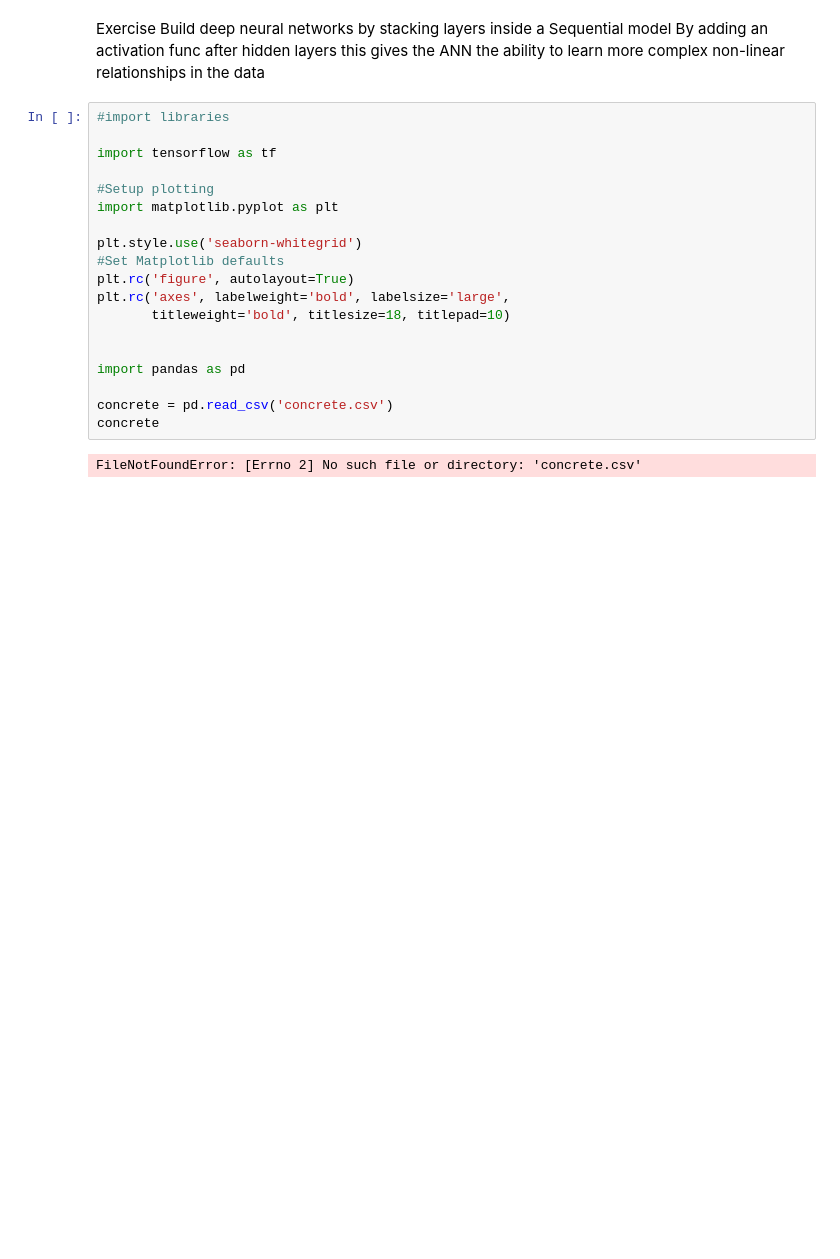
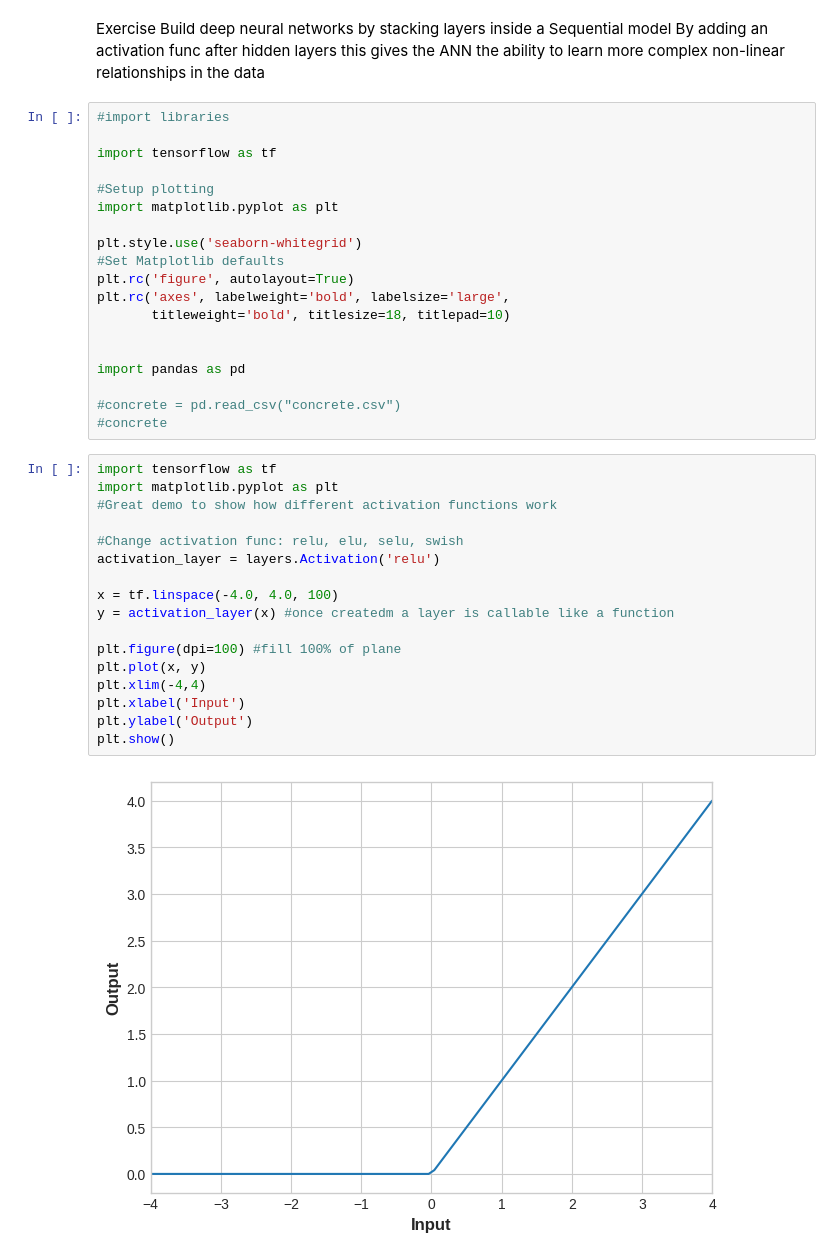
Before and after one commit to LLewis/ai-deep-learning, a Jupyter notebook: LLewis_Deep_Neural_Netowrk_Kaggle.ipynb, the cells around one changed output. Drawn from its saved outputs; the diff is of its cells as text; blank space fills up the shorter version.

```diff
--- a/LLewis_Deep_Neural_Netowrk_Kaggle.ipynb
+++ b/LLewis_Deep_Neural_Netowrk_Kaggle.ipynb
@@ -129,7 +129,24 @@ plt.rc('axes', labelweight='bold', labelsize='large',
 
 import pandas as pd
 
-concrete = pd.read_csv('concrete.csv')
-concrete
+#concrete = pd.read_csv("concrete.csv")
+#concrete
-# %% [output]
-FileNotFoundError: [Errno 2] No such file or directory: 'concrete.csv'
+# %%
+import tensorflow as tf
+import matplotlib.pyplot as plt
+#Great demo to show how different activation functions work
+
+#Change activation func: relu, elu, selu, swish
+activation_layer = layers.Activation('relu')
+
+x = tf.linspace(-4.0, 4.0, 100)
+y = activation_layer(x) #once createdm a layer is callable like a function
+
+plt.figure(dpi=100) #fill 100% of plane
+plt.plot(x, y)
+plt.xlim(-4,4)
+plt.xlabel('Input')
+plt.ylabel('Output')
+plt.show()
+# %% [output]
+[figure, added]
```
Also changed, not shown: parts of 2 cells of this notebook.
